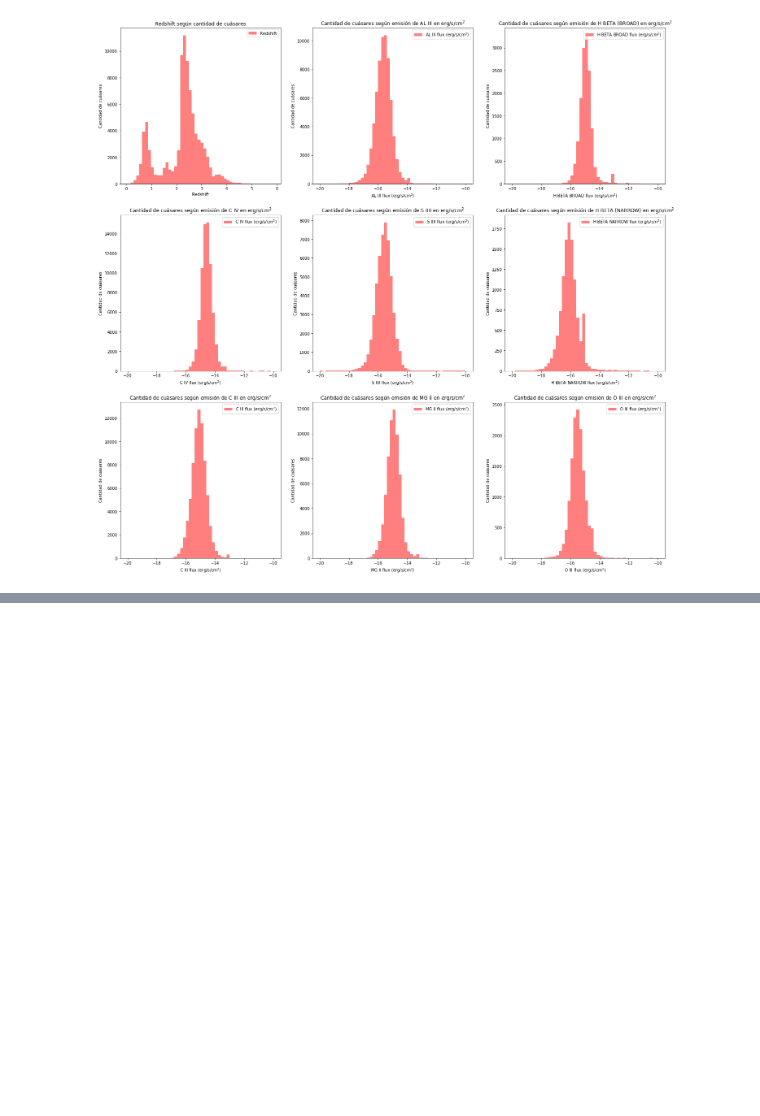
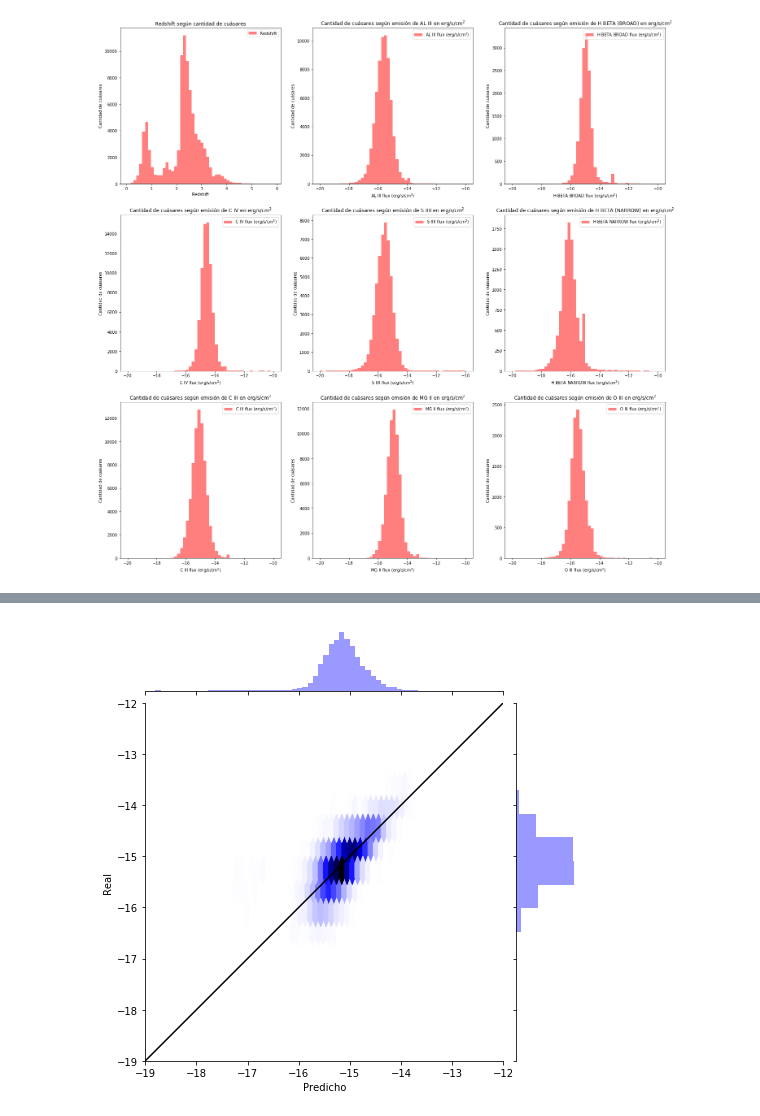
Before and after one commit to astrodatos/proyecto_aape, a Jupyter notebook: RegressionQuasar.ipynb, the cells around one changed output, grey strips where cells are left out. Saved outputs shown, nothing was run; the diff lists cells and outputs as text; code cells hidden in the pictures; blank space fills up the shorter version.

```diff
--- a/RegressionQuasar.ipynb
+++ b/RegressionQuasar.ipynb
@@ -263,0 +228,21 @@ plt.scatter(y_pred, Y_test)
+# %%
+XC3 = quasarCompleta.drop('LOGF_CIII',axis=1)
+yC3 = quasarCompleta.LOGF_CIII
+XC3_train, XC3_test, YC3_train, YC3_test = train_test_split(XC3, quasarCompleta.LOGF_CIII, test_size=0.33, random_state=rs)
+knn_clf=KNeighborsRegressor(10)
+knn_clf.fit(XC3_train,YC3_train)
+yC3_pred=knn_clf.predict(XC3_test)
+
+
+cbC3 = sns.jointplot(x=yC3_pred,y=YC3_test, kind="hex",color="b",height=10)
+plt.subplots_adjust(left=0.2, right=0.8, top=0.8, bottom=0.2)
+cbarC3_ax = cb.fig.add_axes([.85, .25, .05, .4])
+cbC3.set_axis_labels("Predicho", "Real")
+cbC3.ax_marg_x.set_xlim(-19,-12)
+cbC3.ax_marg_y.set_ylim(-19,-12)
+cbC3.title = "Carbono III: Predicción vs Real"
+cbC3.ax_joint.plot([-19,-12],[-19,-12], 'k')
+plt.colorbar(cax=cbarC3_ax)
+
+plt.show()
+# %% [output]
@@ -263,0 +251 @@ plt.scatter(y_pred, Y_test)
+[figure, added]
```
Also changed, not shown: parts of 10 cells of this notebook.
